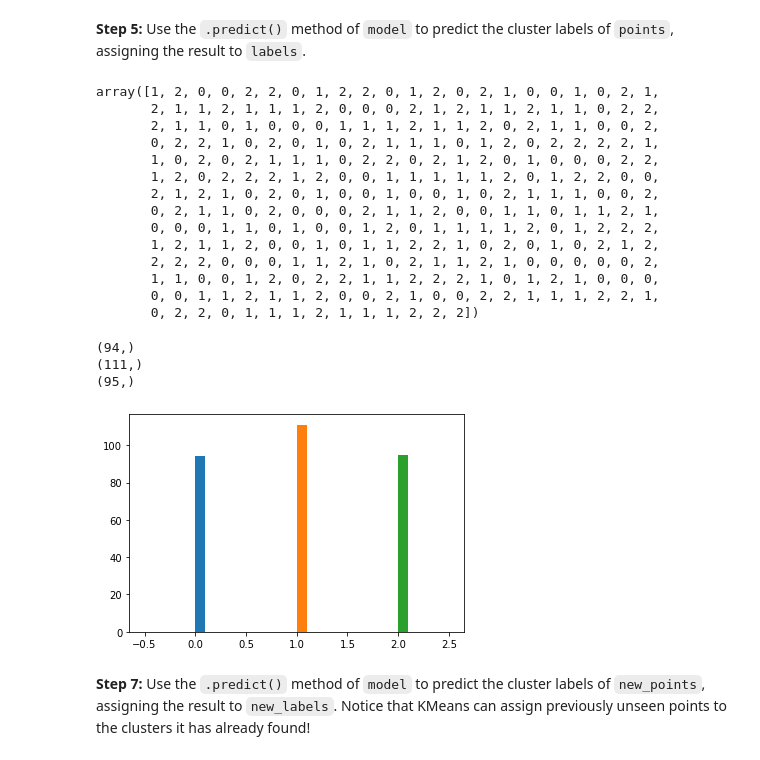
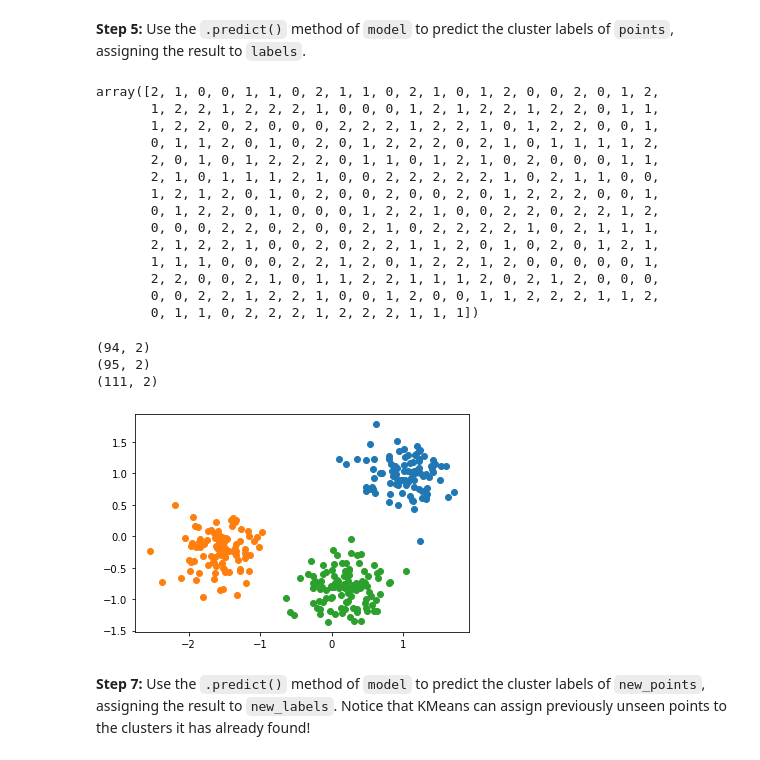
Before and after one commit to Islompulatov/strive_exer_ai_feb22, a Jupyter notebook: Chapter 02/02. Clustering/02. Hierarchical Clustering/exercises/ml3.ipynb, the cells around one changed output. Saved outputs shown, nothing was run; the diff lists cells and outputs as text; code cells hidden in the pictures.

```diff
--- a/Chapter 02/02. Clustering/02. Hierarchical Clustering/exercises/ml3.ipynb
+++ b/Chapter 02/02. Clustering/02. Hierarchical Clustering/exercises/ml3.ipynb
@@ -141,7 +161,7 @@ assert type(model)== type(KMeans())
 **Step 4:** Use the `.fit()` method of `model` to fit the model to the array of points `points`.
 # %%
 # YOUR CODE HERE
-points = model.fit(points)
+model = model.fit(points)
 # %% [markdown]
 **Step 5:** Use the `.predict()` method of `model` to predict the cluster labels of `points`, assigning the result to `labels`.
 # %%
@@ -153,20 +173,20 @@ assert labels.shape == (300,)
 # %%
 labels
 # %% [output]
-array([1, 2, 0, 0, 2, 2, 0, 1, 2, 2, 0, 1, 2, 0, 2, 1, 0, 0, 1, 0, 2, 1,
-       2, 1, 1, 2, 1, 1, 1, 2, 0, 0, 0, 2, 1, 2, 1, 1, 2, 1, 1, 0, 2, 2,
-       2, 1, 1, 0, 1, 0, 0, 0, 1, 1, 1, 2, 1, 1, 2, 0, 2, 1, 1, 0, 0, 2,
-       0, 2, 2, 1, 0, 2, 0, 1, 0, 2, 1, 1, 1, 0, 1, 2, 0, 2, 2, 2, 2, 1,
-       1, 0, 2, 0, 2, 1, 1, 1, 0, 2, 2, 0, 2, 1, 2, 0, 1, 0, 0, 0, 2, 2,
-       1, 2, 0, 2, 2, 2, 1, 2, 0, 0, 1, 1, 1, 1, 1, 2, 0, 1, 2, 2, 0, 0,
-       2, 1, 2, 1, 0, 2, 0, 1, 0, 0, 1, 0, 0, 1, 0, 2, 1, 1, 1, 0, 0, 2,
-       0, 2, 1, 1, 0, 2, 0, 0, 0, 2, 1, 1, 2, 0, 0, 1, 1, 0, 1, 1, 2, 1,
-       0, 0, 0, 1, 1, 0, 1, 0, 0, 1, 2, 0, 1, 1, 1, 1, 2, 0, 1, 2, 2, 2,
-       1, 2, 1, 1, 2, 0, 0, 1, 0, 1, 1, 2, 2, 1, 0, 2, 0, 1, 0, 2, 1, 2,
-       2, 2, 2, 0, 0, 0, 1, 1, 2, 1, 0, 2, 1, 1, 2, 1, 0, 0, 0, 0, 0, 2,
-       1, 1, 0, 0, 1, 2, 0, 2, 2, 1, 1, 2, 2, 2, 1, 0, 1, 2, 1, 0, 0, 0,
-       0, 0, 1, 1, 2, 1, 1, 2, 0, 0, 2, 1, 0, 0, 2, 2, 1, 1, 1, 2, 2, 1,
-       0, 2, 2, 0, 1, 1, 1, 2, 1, 1, 1, 2, 2, 2])
+array([2, 1, 0, 0, 1, 1, 0, 2, 1, 1, 0, 2, 1, 0, 1, 2, 0, 0, 2, 0, 1, 2,
+       1, 2, 2, 1, 2, 2, 2, 1, 0, 0, 0, 1, 2, 1, 2, 2, 1, 2, 2, 0, 1, 1,
+       1, 2, 2, 0, 2, 0, 0, 0, 2, 2, 2, 1, 2, 2, 1, 0, 1, 2, 2, 0, 0, 1,
+       0, 1, 1, 2, 0, 1, 0, 2, 0, 1, 2, 2, 2, 0, 2, 1, 0, 1, 1, 1, 1, 2,
+       2, 0, 1, 0, 1, 2, 2, 2, 0, 1, 1, 0, 1, 2, 1, 0, 2, 0, 0, 0, 1, 1,
+       2, 1, 0, 1, 1, 1, 2, 1, 0, 0, 2, 2, 2, 2, 2, 1, 0, 2, 1, 1, 0, 0,
+       1, 2, 1, 2, 0, 1, 0, 2, 0, 0, 2, 0, 0, 2, 0, 1, 2, 2, 2, 0, 0, 1,
+       0, 1, 2, 2, 0, 1, 0, 0, 0, 1, 2, 2, 1, 0, 0, 2, 2, 0, 2, 2, 1, 2,
+       0, 0, 0, 2, 2, 0, 2, 0, 0, 2, 1, 0, 2, 2, 2, 2, 1, 0, 2, 1, 1, 1,
+       2, 1, 2, 2, 1, 0, 0, 2, 0, 2, 2, 1, 1, 2, 0, 1, 0, 2, 0, 1, 2, 1,
+       1, 1, 1, 0, 0, 0, 2, 2, 1, 2, 0, 1, 2, 2, 1, 2, 0, 0, 0, 0, 0, 1,
+       2, 2, 0, 0, 2, 1, 0, 1, 1, 2, 2, 1, 1, 1, 2, 0, 2, 1, 2, 0, 0, 0,
+       0, 0, 2, 2, 1, 2, 2, 1, 0, 0, 1, 2, 0, 0, 1, 1, 2, 2, 2, 1, 1, 2,
+       0, 1, 1, 0, 2, 2, 2, 1, 2, 2, 2, 1, 1, 1])
 # %%
 # Make a function that returns 3 numpy arrays each one with the points associated for each class
 #If the label is 0 they go into data_0
@@ -178,13 +198,13 @@ def separate_labels(labels, points):
     data_2 = []
 
     # YOUR CODE HERE
-    for points in labels:
-        if points == 0:
-            data_0.append(points)
-        elif points == 1:
-            data_1.append(points)
+    for i in range(labels.shape[0]):
+        if labels[i] == 0:
+            data_0.append(points[i])
+        elif labels[i] == 1:
+            data_1.append(points[i])
         else:
-            data_2.append(points)
+            data_2.append(points[i])
     return np.array(data_0),np.array(data_1),np.array(data_2)
 
 
@@ -194,9 +214,9 @@ print(data_0.shape)
 print(data_1.shape)
 print(data_2.shape)
 # %% [output]
-(94,)
-(111,)
-(95,)
+(94, 2)
+(95, 2)
+(111, 2)
 # %%
 assert abs(data_0.shape[0] - 94) <= 20
 assert abs(data_1.shape[0] - 95) <= 20
@@ -204,13 +224,13 @@ assert abs(data_2.shape[0] - 111) <= 20
 # %%
 # plotting the data
 
 # YOUR CODE HERE
-plt.hist(data_0)
-plt.hist(data_1)
-plt.hist(data_2)
+plt.scatter(data_0[:,0],data_0[:,1])
+plt.scatter(data_1[:,0],data_1[:,1])
+plt.scatter(data_2[:,0],data_2[:,1])
 plt.show()
 # %% [output]
-[figure, old version]
+[figure, new version]
 # %% [markdown]
 **Step 7:** Use the `.predict()` method of `model` to predict the cluster labels of `new_points`, assigning the result to `new_labels`.  Notice that KMeans can assign previously unseen points to the clusters it has already found!
 # %%
```
Also changed, not shown: parts of 12 cells of this notebook.
